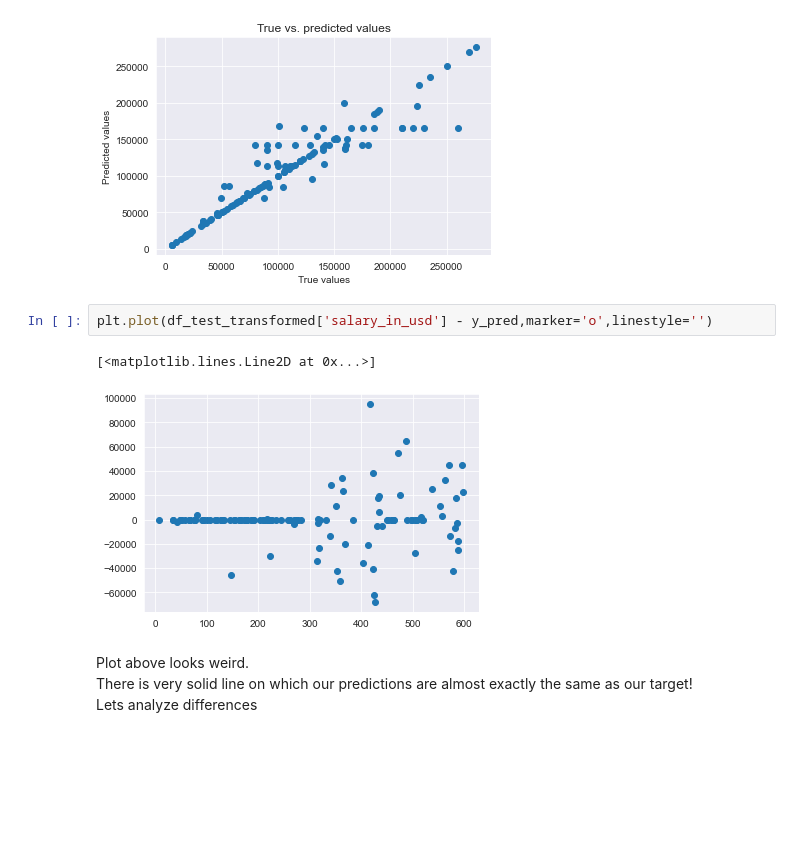
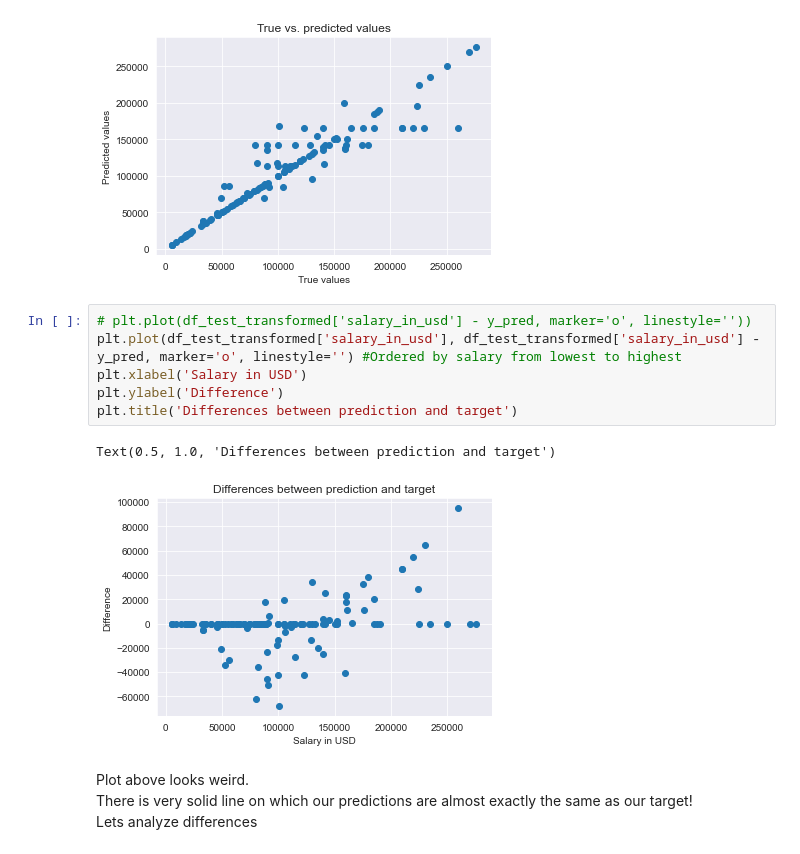
Before and after one commit to SalamanderKrajza/ds-compendium, a Jupyter notebook: projects/ds_salaries.ipynb, the cells around one changed output. Drawn from its saved outputs; the diff is of its cells as text; blank space fills up the shorter version.

Commit message:
Add labes to plot

```diff
--- a/projects/ds_salaries.ipynb
+++ b/projects/ds_salaries.ipynb
@@ -531,11 +531,15 @@ plt.title('True vs. predicted values')
 plt.show()
 # %% [output]
 [figure]
-# %%
-plt.plot(df_test_transformed['salary_in_usd'] - y_pred,marker='o',linestyle='')
-# %% [output]
-[<matplotlib.lines.Line2D at 0x...>]
-[figure, removed]
+# %%
+# plt.plot(df_test_transformed['salary_in_usd'] - y_pred, marker='o', linestyle=''))
+plt.plot(df_test_transformed['salary_in_usd'], df_test_transformed['salary_in_usd'] - y_pred, marker='o', linestyle='') #Ordered by salary from lowest to highest
+plt.xlabel('Salary in USD')
+plt.ylabel('Difference')
+plt.title('Differences between prediction and target')
+# %% [output]
+Text(0.5, 1.0, 'Differences between prediction and target')
+[figure, added]
 # %% [markdown]
 Plot above looks weird. <br/>
 There is very solid line on which our predictions are almost exactly the same as our target!<br/>
```
Also changed, not shown: parts of 3 cells of this notebook.
